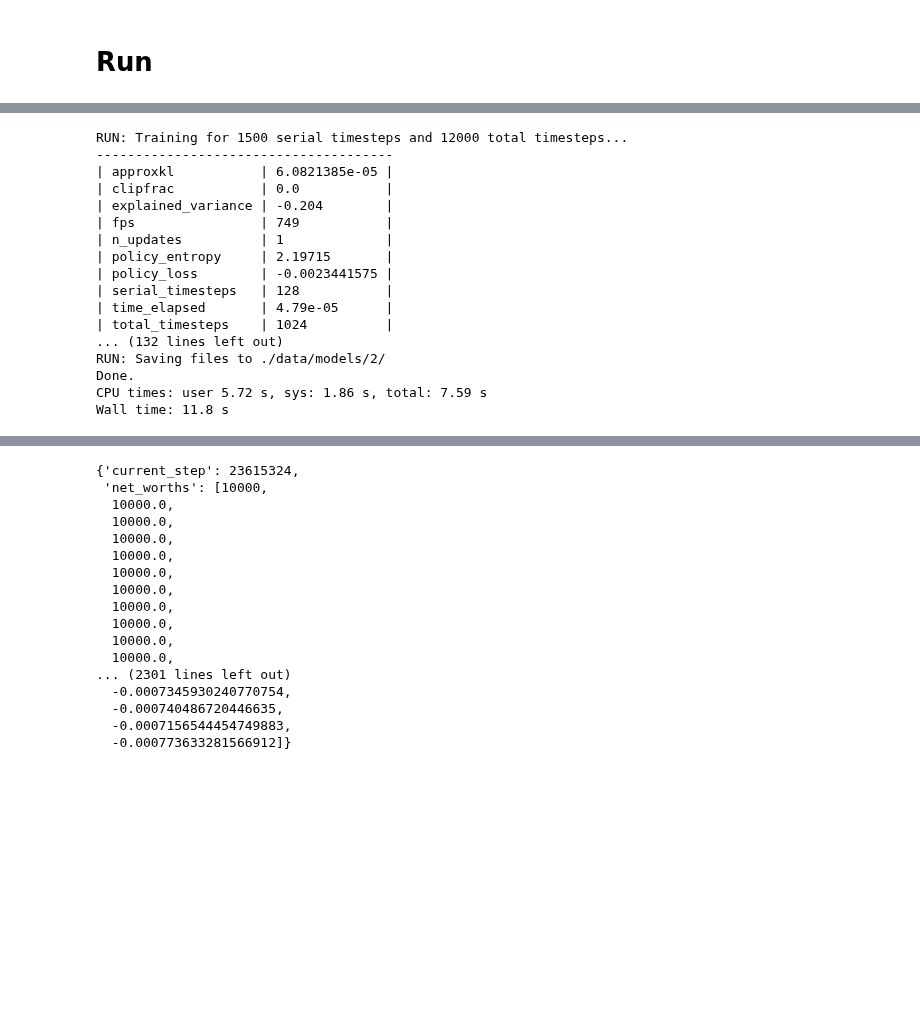
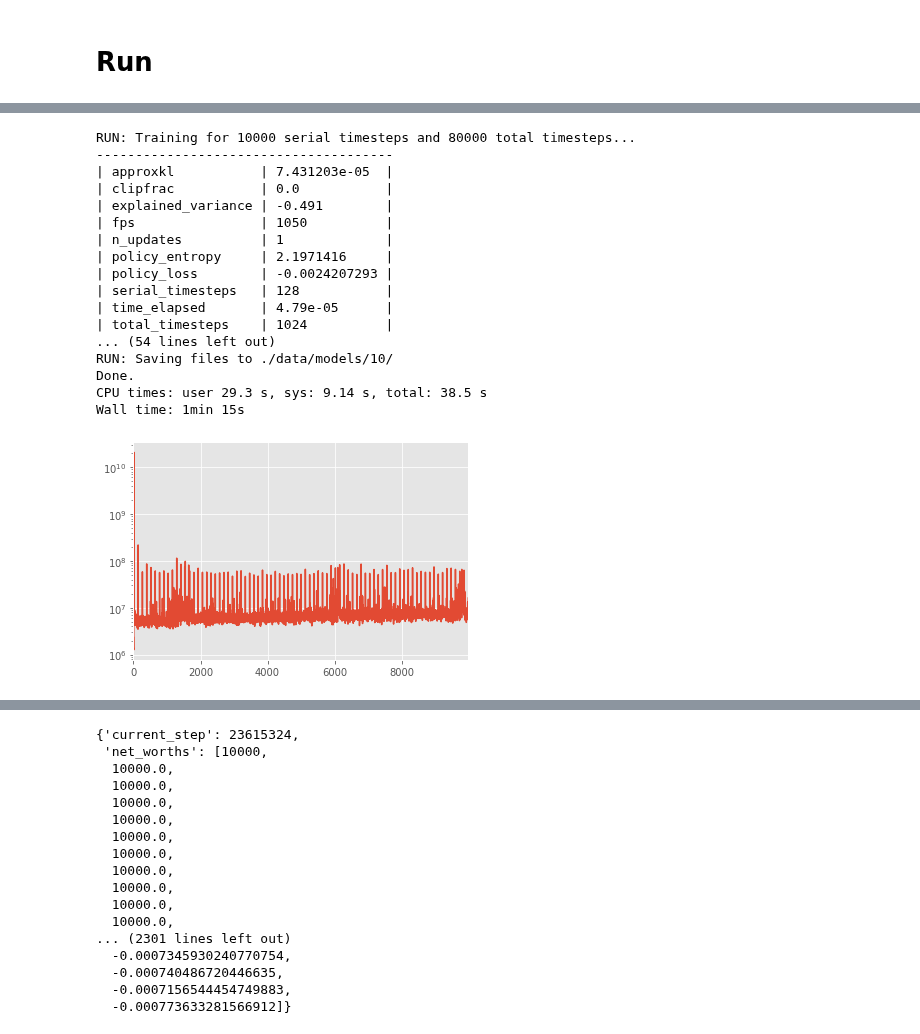
Before and after one commit to perjonasam/dunderbot, a Jupyter notebook: Playground.ipynb, the cells around one changed output, grey strips where cells are left out. Saved outputs shown, nothing was run; the diff lists cells and outputs as text; code cells hidden in the pictures; blank space fills up the shorter version.

```diff
--- a/Playground.ipynb
+++ b/Playground.ipynb
@@ -132,23 +130,24 @@ Wall time: 36.1 s
 # %%
 %%time
-model = run.train(env=env, n_infoboxes=10)
+model = run.train(env=env, n_infoboxes=5)
 if record_steptime:
     create_timedelta_and_plot(model=model)
 # %% [output]
-RUN: Training for 1500 serial timesteps and 12000 total timesteps...
+RUN: Training for 10000 serial timesteps and 80000 total timesteps...
 --------------------------------------
-| approxkl           | 6.0821385e-05 |
+| approxkl           | 7.431203e-05  |
 | clipfrac           | 0.0           |
-| explained_variance | -0.204        |
-| fps                | 749           |
+| explained_variance | -0.491        |
+| fps                | 1050          |
 | n_updates          | 1             |
-| policy_entropy     | 2.19715       |
-| policy_loss        | -0.0023441575 |
+| policy_entropy     | 2.1971416     |
+| policy_loss        | -0.0024207293 |
 | serial_timesteps   | 128           |
 | time_elapsed       | 4.79e-05      |
 | total_timesteps    | 1024          |
-... (132 lines left out)
-RUN: Saving files to ./data/models/2/
+... (54 lines left out)
+RUN: Saving files to ./data/models/10/
 Done.
-CPU times: user 5.72 s, sys: 1.86 s, total: 7.59 s
-Wall time: 11.8 s
+CPU times: user 29.3 s, sys: 9.14 s, total: 38.5 s
+Wall time: 1min 15s
+[figure, added]
```
Also changed, not shown: parts of 5 cells of this notebook, 6 other files.
